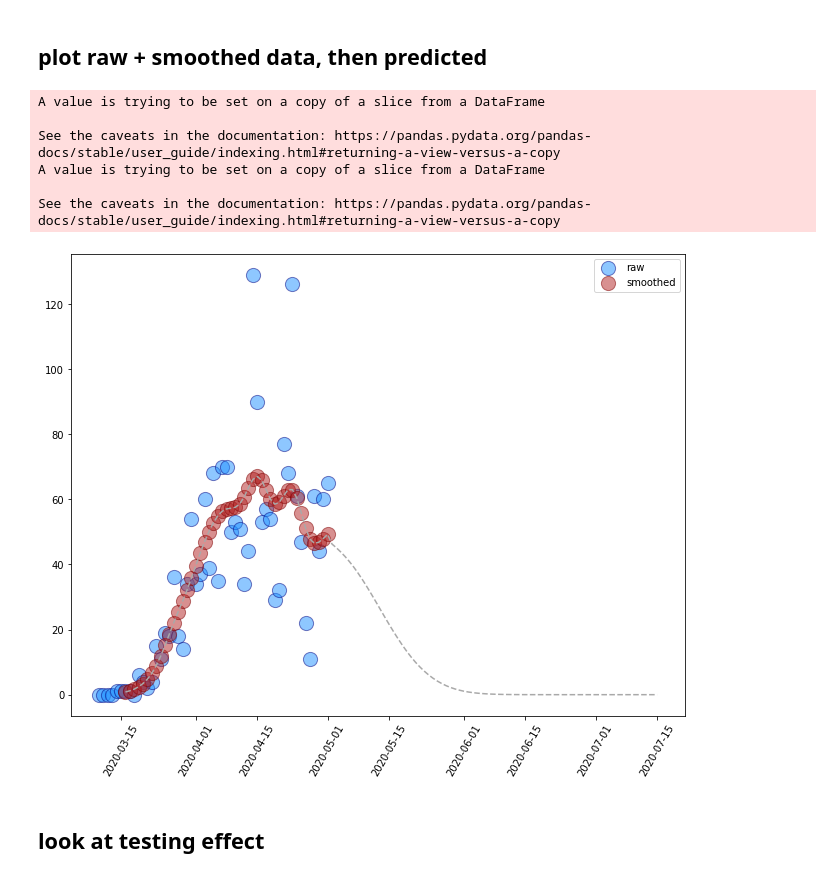
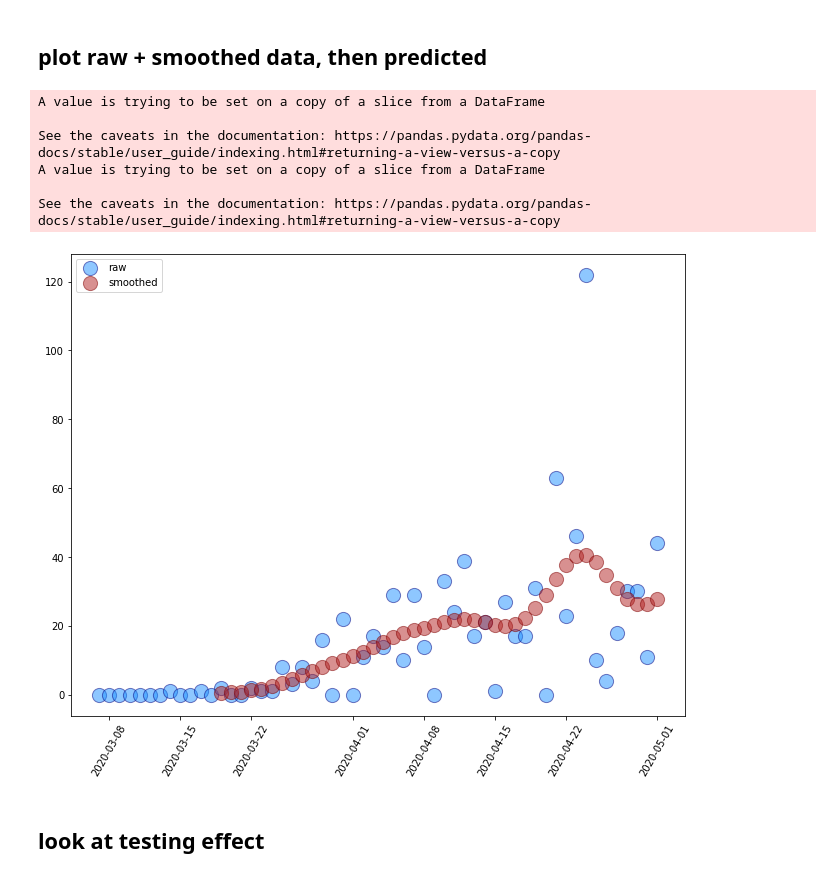
Before and after one commit to ihmeuw/covid-model-deaths, a Jupyter notebook: notebooks/experiments/_sandbox.ipynb, the cells around one changed output. Cells and saved outputs as stored; diff of their text form; code cells hidden in the pictures.

```diff
--- a/notebooks/experiments/_sandbox.ipynb
+++ b/notebooks/experiments/_sandbox.ipynb
@@ -97,7 +97,7 @@ for location_id in pred_df.location_id.unique():
 # %% [markdown]
 ## plot raw + smoothed data, then predicted
 # %%
-location_id = 541
+location_id = 528
 
 draw_cols = [f'draw_{d}' for d in range(1000)]
 
@@ -115,38 +115,38 @@ smooth_delta = (smooth_df[draw_cols].values[1:] - smooth_df[draw_cols].values[:-
 raw_delta = (raw_df[draw_cols].values[1:] - raw_df[draw_cols].values[:-1]).mean(axis=1)
 
 smooth_df['daily'] = np.nan
 smooth_df['daily'][1:] = smooth_delta
 raw_df['daily'] = np.nan
 raw_df['daily'][1:] = raw_delta
 
 smooth_df = smooth_df[['date', 'observed', 'daily']][1:].reset_index(drop=True)
 raw_df = raw_df[['date', 'observed', 'daily']][1:].reset_index(drop=True)
 
 pred_date = raw_df.loc[~raw_df['observed'], 'date'].min()
 
 import matplotlib.pyplot as plt
 
 plt.figure(figsize=(11, 8.5))
 plt.scatter(raw_df.loc[raw_df['date'] < pred_date, 'date'],
             raw_df.loc[raw_df['date'] < pred_date, 'daily'],
             c='dodgerblue', edgecolors='navy', alpha=0.5, s=200, label='raw')
 plt.scatter(smooth_df.loc[smooth_df['date'] < pred_date, 'date'],
             smooth_df.loc[smooth_df['date'] < pred_date, 'daily'],
             c='firebrick', edgecolors='maroon', alpha=0.5, s=200, label='smoothed')
-plt.plot(smooth_df['date'],
-         smooth_df['daily'],
-         color='darkgrey', linestyle='--')
+# plt.plot(smooth_df['date'],
+#          smooth_df['daily'],
+#          color='darkgrey', linestyle='--')
 plt.xticks(rotation=60)
-plt.legend()
+plt.legend(loc=2)
 plt.show()
 # %% [output]
 A value is trying to be set on a copy of a slice from a DataFrame
 
 See the caveats in the documentation: https://pandas.pydata.org/pandas-docs/stable/user_guide/indexing.html#returning-a-view-versus-a-copy
 A value is trying to be set on a copy of a slice from a DataFrame
 
 See the caveats in the documentation: https://pandas.pydata.org/pandas-docs/stable/user_guide/indexing.html#returning-a-view-versus-a-copy
-[figure, old version]
+[figure, new version]
 # %% [markdown]
 ## look at testing effect
 # %%
```
Also changed, not shown: 2 other files.
